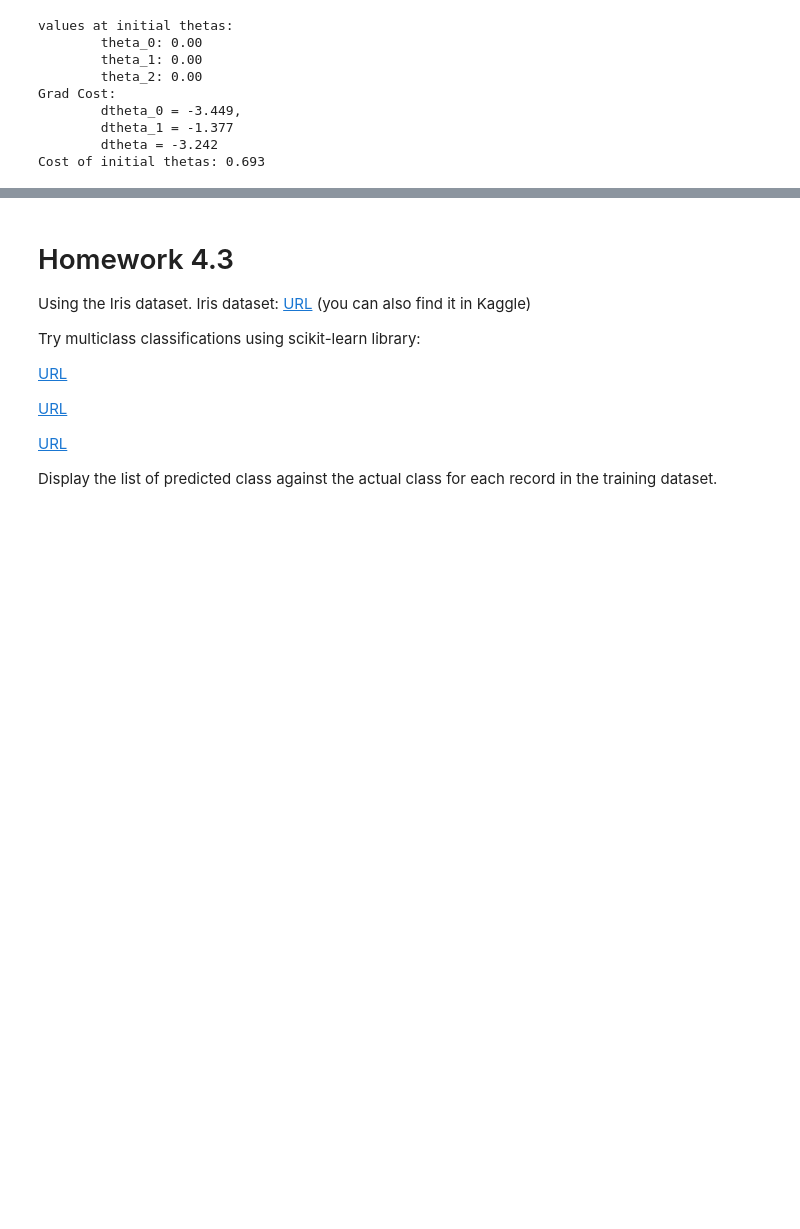
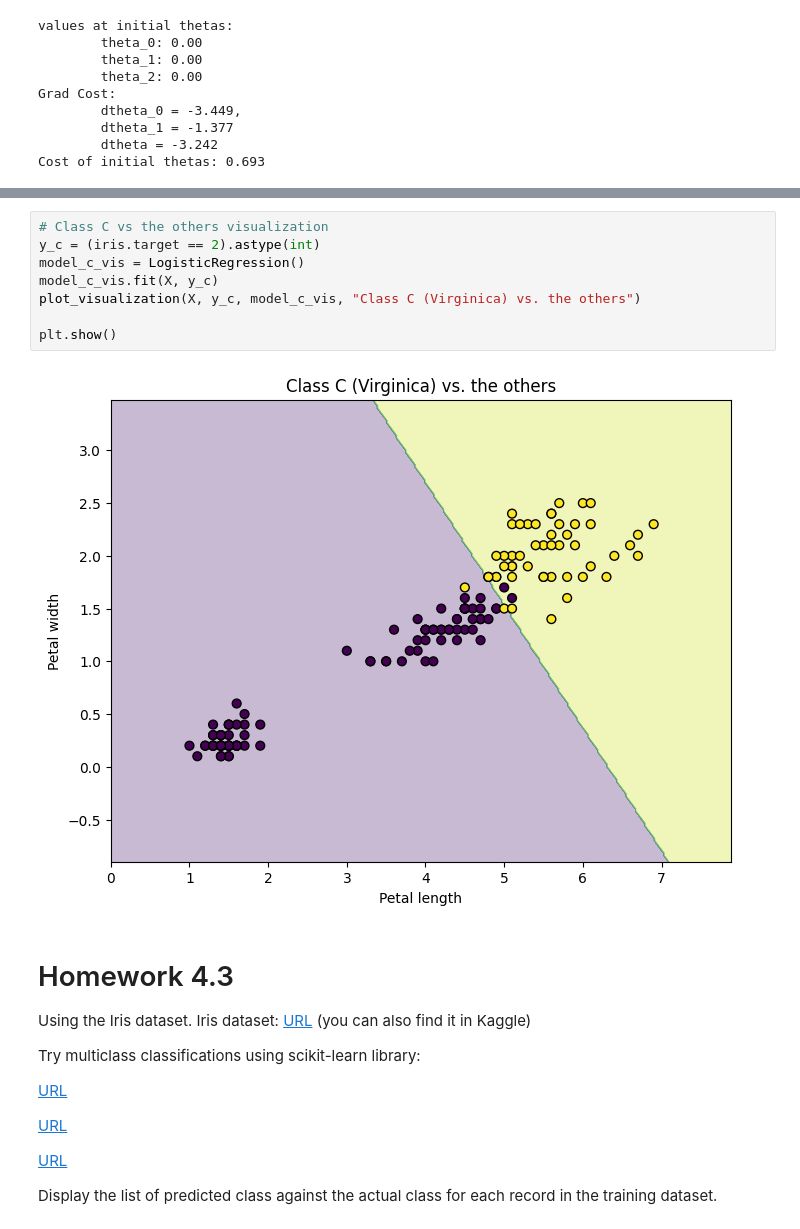
Before and after one commit to NusratBegum/Machine-Learning, a Jupyter notebook: Machine_Learning_Homework4.ipynb, the cells around one changed output, grey strips where cells are left out. Saved outputs shown, nothing was run; the diff lists cells and outputs as text; blank space fills up the shorter version.

```diff
--- a/Machine_Learning_Homework4.ipynb
+++ b/Machine_Learning_Homework4.ipynb
@@ -265,3 +381,13 @@ Cost of initial thetas: 0.693
+# %%
+# Class C vs the others visualization
+y_c = (iris.target == 2).astype(int)
+model_c_vis = LogisticRegression()
+model_c_vis.fit(X, y_c)
+plot_visualization(X, y_c, model_c_vis, "Class C (Virginica) vs. the others")
+
+plt.show()
+# %% [output]
+[figure, added]
 # %% [markdown]
 # Homework 4.3
 Using the Iris dataset. Iris dataset: [URL](https://archive.ics.uci.edu/dataset/53/iris) (you can also find it in Kaggle)
```
Also changed, not shown: parts of 10 cells of this notebook.
